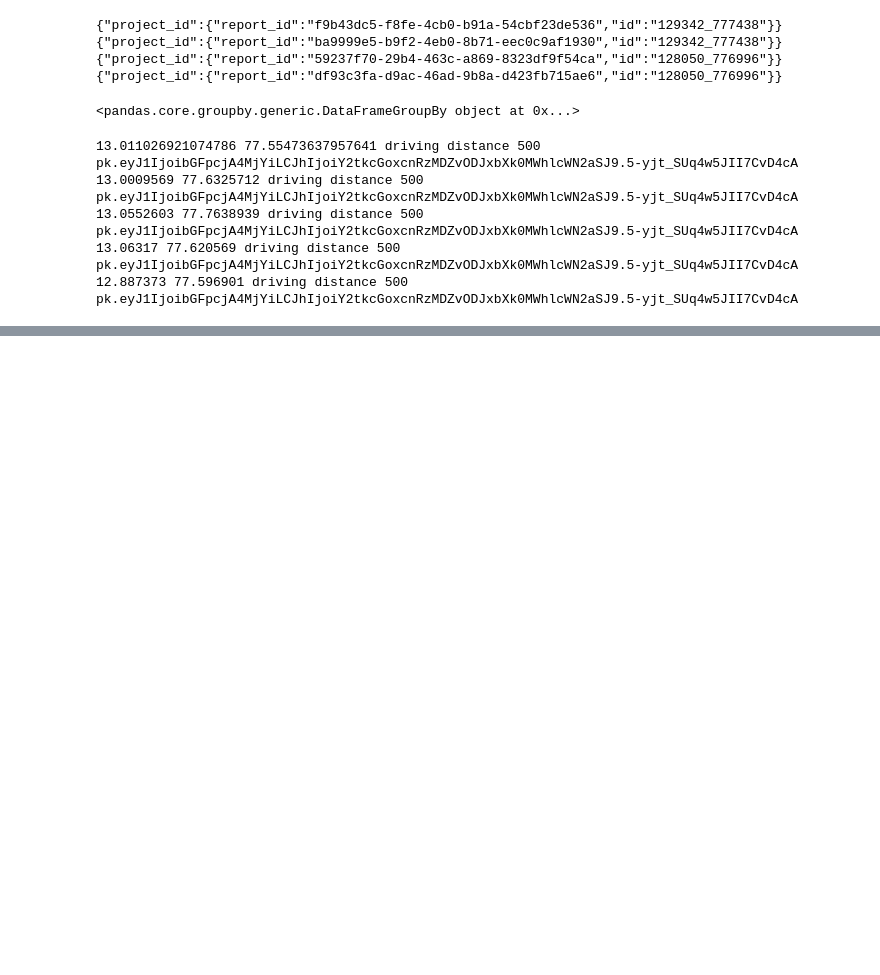
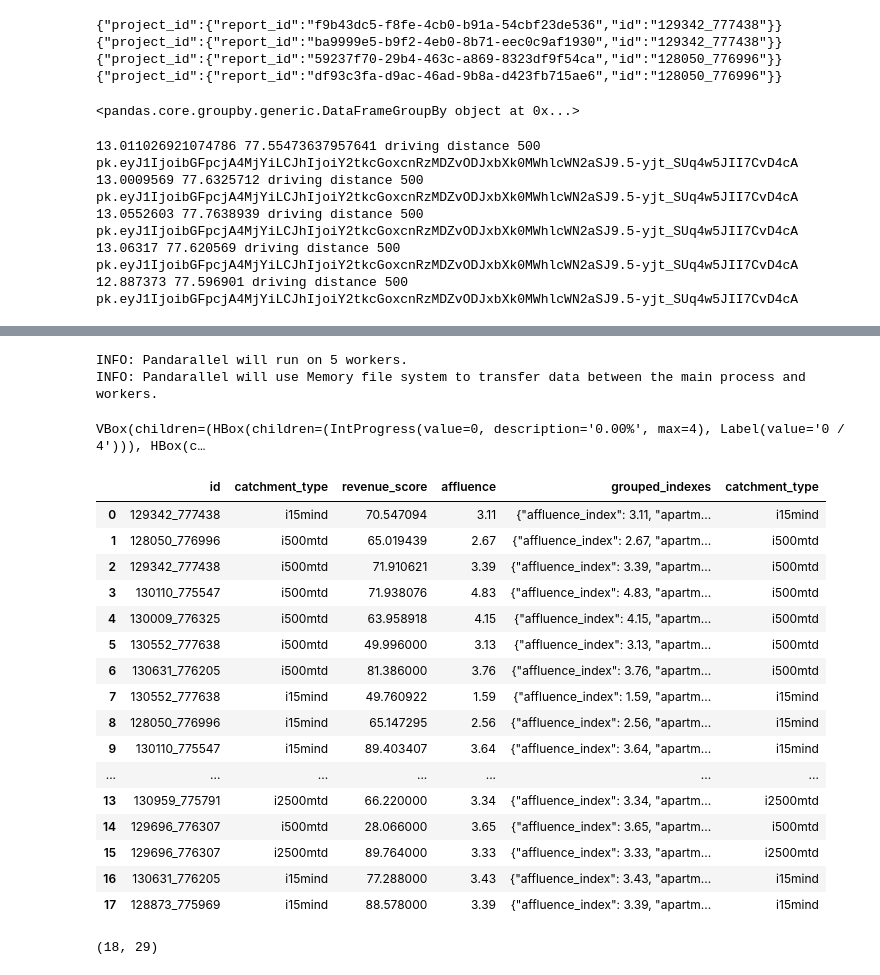
Before and after one commit to Jyotiraditya-kumar/SiteReportsV2, a Jupyter notebook: notebooks/create_projects.ipynb, the cells around one changed output, grey strips where cells are left out. Drawn from its saved outputs; the diff is of its cells as text; code cells hidden in the pictures; blank space fills up the shorter version.

```diff
--- a/notebooks/create_projects.ipynb
+++ b/notebooks/create_projects.ipynb
@@ -55,3 +60,6 @@ con.close()
 13.0552603 77.7638939 driving distance 500 pk.eyJ1IjoibGFpcjA4MjYiLCJhIjoiY2tkcGoxcnRzMDZvODJxbXk0MWhlcWN2aSJ9.5-yjt_SUq4w5JII7CvD4cA
 13.06317 77.620569 driving distance 500 pk.eyJ1IjoibGFpcjA4MjYiLCJhIjoiY2tkcGoxcnRzMDZvODJxbXk0MWhlcWN2aSJ9.5-yjt_SUq4w5JII7CvD4cA
 12.887373 77.596901 driving distance 500 pk.eyJ1IjoibGFpcjA4MjYiLCJhIjoiY2tkcGoxcnRzMDZvODJxbXk0MWhlcWN2aSJ9.5-yjt_SUq4w5JII7CvD4cA
+# %%
+site_reports = wr.athena.read_sql_query("select * from datasets_prep.ind_site_reports_data_v2",
+                                        database='datasets_prep')
@@ -57,0 +84,71 @@ con.close()
+# %%
+import json
+import re
+import revenue_score as rev
+from pandarallel import pandarallel
+pandarallel.initialize(nb_workers=5,progress_bar=True)
+# %% [output]
+INFO: Pandarallel will run on 5 workers.
+INFO: Pandarallel will use Memory file system to transfer data between the main process and workers.
+# %%
+def get_catchment_info(row):
+    pattern = re.compile("i(?P<cost>\d+)(?P<cost_type>[a-z]+)(?P<travel_mode>[d|b])$")
+    catchment_type = row['catchment_type']
+    a = pattern.search(catchment_type).groupdict()
+    cost_types = {"mt": 'distance', 'min': "time"}
+    travel_modes = {"d": 'driving', 'b': "buffer"}
+    cost_type = cost_types[a['cost_type']]
+    travel_mode = travel_modes[a['travel_mode']]
+    cost = int(a['cost'])
+    return travel_mode, cost_type, cost, catchment_type
+
+
+def get_competitors(row):
+    competitors = json.loads(row['competitors_domains'])
+    primary_comp = list(filter(lambda x: x['competitor_type'] == 'primary_competitor', competitors))
+    anchor_comp = list(filter(lambda x: x['competitor_type'] == 'anchor_competitor', competitors))
+    if primary_comp:
+        primary_comp = primary_comp[0]['filter']
+        primary_comp = list(filter(lambda x: "'" not in x, primary_comp))
+    if anchor_comp:
+        anchor_comp = anchor_comp[0]['filter']
+        anchor_comp = list(filter(lambda x: "'" not in x, anchor_comp))
+    return primary_comp, anchor_comp
+
+
+def get_revenue_score_and_grouped_indexes(row):
+    if row['catchment_type'] not in ('i15mind','i2500mtd'):
+        return row['revenue_score'],row['affluence'],row['grouped_indexes']
+    weights_score = json.loads(row['location_score_weights'])
+    lat, lng = row['lat'], row['lng']
+    travel_mode, cost_type, cost, catchment_type = get_catchment_info(row)
+    primary_comp, anchor_comp = get_competitors(row)
+    revenue_score, grouped_indexs = rev.generate_revenue_score(lat, lng, travel_mode, cost_type, cost, catchment_type,
+                                                               primary_comp,
+                                                               anchor_comp, weights_score)
+    affluence_score=grouped_indexs['affluence_index']
+    return revenue_score, affluence_score,json.dumps(grouped_indexs)
+# %%
+all_reports[['revenue_score','affluence','grouped_indexes']]=all_reports.parallel_apply(get_revenue_score_and_grouped_indexes,axis=1,result_type='expand')
+# %% [output]
+VBox(children=(HBox(children=(IntProgress(value=0, description='0.00%', max=4), Label(value='0 / 4'))), HBox(c…
+# %%
+all_reports[['id','catchment_type','revenue_score','affluence','grouped_indexes','catchment_type']]
+# %% [output]
+|  | id | catchment_type | revenue_score | affluence | grouped_indexes | catchment_type |
+| 0 | 129342_777438 | i15mind | 70.547094 | 3.11 | {"affluence_index": 3.11, "apartm... | i15mind |
+| 1 | 128050_776996 | i500mtd | 65.019439 | 2.67 | {"affluence_index": 2.67, "apartm... | i500mtd |
+| 2 | 129342_777438 | i500mtd | 71.910621 | 3.39 | {"affluence_index": 3.39, "apartm... | i500mtd |
+| 3 | 130110_775547 | i500mtd | 71.938076 | 4.83 | {"affluence_index": 4.83, "apartm... | i500mtd |
+| 4 | 130009_776325 | i500mtd | 63.958918 | 4.15 | {"affluence_index": 4.15, "apartm... | i500mtd |
+| 5 | 130552_777638 | i500mtd | 49.996000 | 3.13 | {"affluence_index": 3.13, "apartm... | i500mtd |
+| 6 | 130631_776205 | i500mtd | 81.386000 | 3.76 | {"affluence_index": 3.76, "apartm... | i500mtd |
+| 7 | 130552_777638 | i15mind | 49.760922 | 1.59 | {"affluence_index": 1.59, "apartm... | i15mind |
+| 8 | 128050_776996 | i15mind | 65.147295 | 2.56 | {"affluence_index": 2.56, "apartm... | i15mind |
+| 9 | 130110_775547 | i15mind | 89.403407 | 3.64 | {"affluence_index": 3.64, "apartm... | i15mind |
+| ... | ... | ... | ... | ... | ... | ... |
+| 13 | 130959_775791 | i2500mtd | 66.220000 | 3.34 | {"affluence_index": 3.34, "apartm... | i2500mtd |
+| 14 | 129696_776307 | i500mtd | 28.066000 | 3.65 | {"affluence_index": 3.65, "apartm... | i500mtd |
+| 15 | 129696_776307 | i2500mtd | 89.764000 | 3.33 | {"affluence_index": 3.33, "apartm... | i2500mtd |
+| 16 | 130631_776205 | i15mind | 77.288000 | 3.43 | {"affluence_index": 3.43, "apartm... | i15mind |
+| 17 | 128873_775969 | i15mind | 88.578000 | 3.39 | {"affluence_index": 3.39, "apartm... | i15mind |
@@ -57,0 +159,4 @@ con.close()
+# %%
+all_reports.shape
+# %% [output]
+(18, 29)
```
Also changed, not shown: parts of 10 cells of this notebook, 13 other files.
